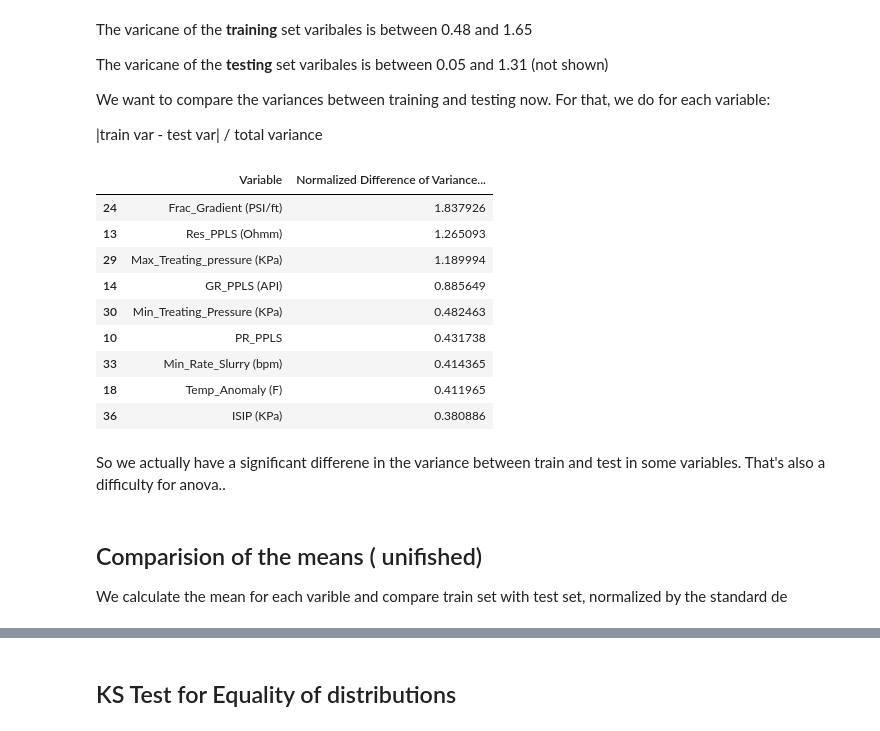
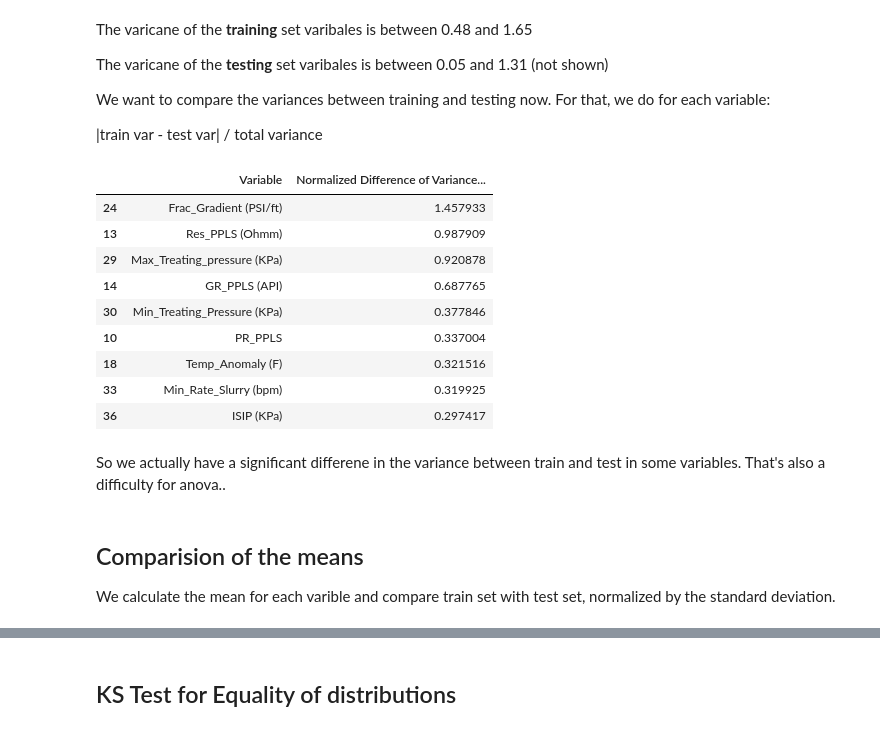
Before and after one commit to rmaliki/ProjetISA, a Jupyter notebook: Code +Data/Distributions train vs Distributions test.ipynb, the cells around one changed output, grey strips where cells are left out. Saved outputs shown, nothing was run; the diff lists cells and outputs as text; code cells hidden in the pictures.

```diff
--- a/Code +Data/Distributions train vs Distributions test.ipynb
+++ b/Code +Data/Distributions train vs Distributions test.ipynb
@@ -10,6 +10,7 @@ import plotly as pl
 
 train=pd.read_csv('TrainSample.csv',sep=';' )
 test=pd.read_csv('TestSample.csv',sep=';' )
+all=pd.concat([train,test])
 # %%
 ind=range(6,45)
 ind.insert(0,1)
@@ -21,6 +22,8 @@ the above is just to collect the indexes of variables that are not:
 API, any date, target
 # %% [markdown]
 ## Comparison of Variances
+# %%
+total_vars=[np.var(all[name]) for name in names]
 # %%
 train_vars=[[name,np.var(train[name])] for name in names]# test does not have oil and gas
 pd.DataFrame(train_vars).sort_values(1).head()
@@ -52,28 +55,28 @@ For that, we do for each variable:
 # %%
 test_vars=[[name,np.var(test[name])] for name in names]# test does not have oil and gas
 
 
-vars_difference=[ [test_vars[i][0], np.abs(test_vars[i][1]- train_vars[i][1])*890/(test_vars[i][1]*235+ train_vars[i][1]*460)] for i in range(len(train_vars))]
+vars_difference=[ [test_vars[i][0], np.abs(test_vars[i][1]- train_vars[i][1])/total_vars[i]]for i in range(len(train_vars))]
 vars_difference=pd.DataFrame(vars_difference)
 vars_difference=vars_difference.sort_values(1,ascending=False)
 vars_difference.columns=('Variable','Normalized Difference of Variance Train and Test')
 vars_difference.head(9)
 # %% [output]
 |  | Variable | Normalized Difference of Variance... |
-| 24 | Frac_Gradient (PSI/ft) | 1.837926 |
-| 13 | Res_PPLS (Ohmm) | 1.265093 |
-| 29 | Max_Treating_pressure (KPa) | 1.189994 |
-| 14 | GR_PPLS (API) | 0.885649 |
-| 30 | Min_Treating_Pressure (KPa) | 0.482463 |
-| 10 | PR_PPLS | 0.431738 |
-| 33 | Min_Rate_Slurry (bpm) | 0.414365 |
-| 18 | Temp_Anomaly (F) | 0.411965 |
-| 36 | ISIP (KPa) | 0.380886 |
+| 24 | Frac_Gradient (PSI/ft) | 1.457933 |
+| 13 | Res_PPLS (Ohmm) | 0.987909 |
+| 29 | Max_Treating_pressure (KPa) | 0.920878 |
+| 14 | GR_PPLS (API) | 0.687765 |
+| 30 | Min_Treating_Pressure (KPa) | 0.377846 |
+| 10 | PR_PPLS | 0.337004 |
+| 18 | Temp_Anomaly (F) | 0.321516 |
+| 33 | Min_Rate_Slurry (bpm) | 0.319925 |
+| 36 | ISIP (KPa) | 0.297417 |
 # %% [markdown]
 So we actually have a significant differene in the variance between train and test in some variables. That's also a difficulty for anova..
 # %% [markdown]
-## Comparision of the means ( unifished)
-We calculate the mean for each varible and compare train set with test set, normalized by the standard de
+## Comparision of the means
+We calculate the mean for each varible and compare train set with test set, normalized by the standard deviation.
 # %%
 train_means=[[name,np.mean(train[name])] for name in names]# test does not have oil and gas
 
```
Also changed, not shown: parts of 11 cells of this notebook, 1 other file.
